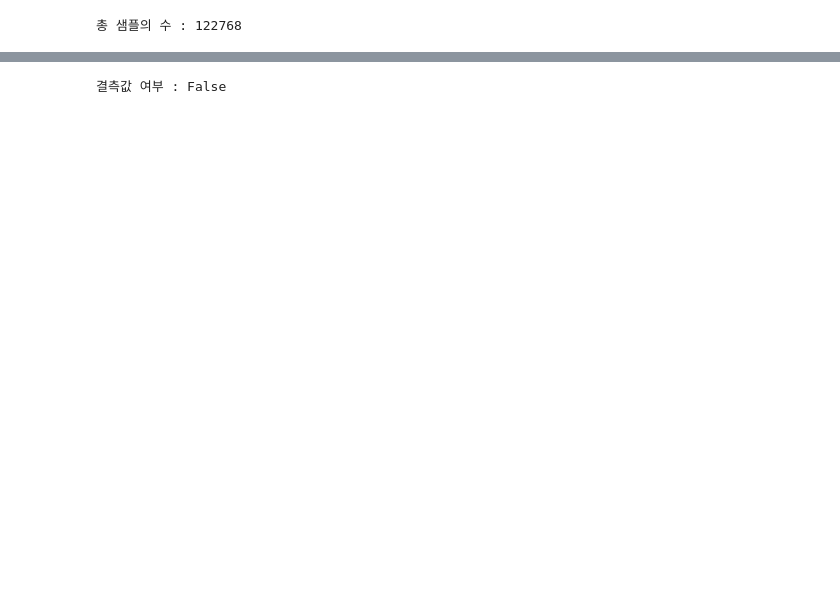
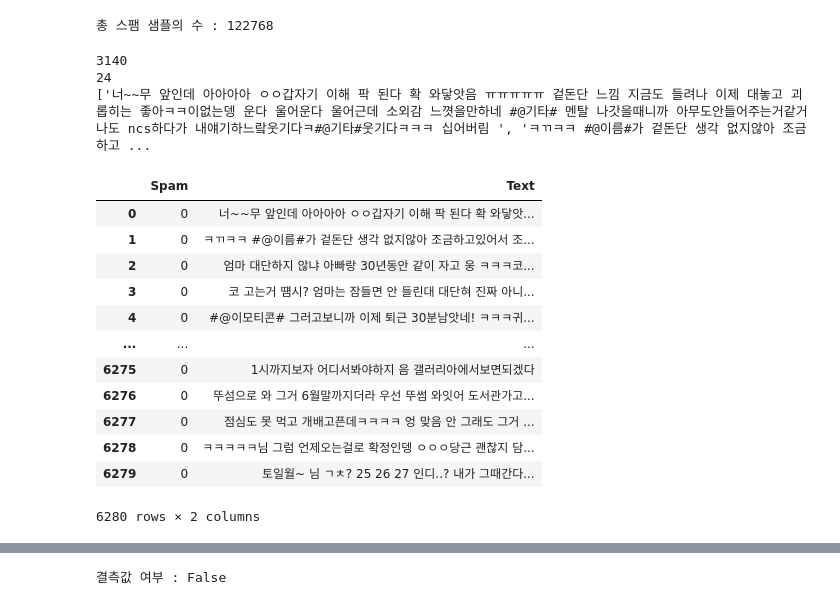
Before and after one commit to RomuRaymu/Spam_mail_Filtering, a Jupyter notebook: Spam_Filtering.ipynb, the cells around one changed output, grey strips where cells are left out. Cells and saved outputs as stored; diff of their text form; code cells hidden in the pictures; blank space fills up the shorter version.

```diff
--- a/Spam_Filtering.ipynb
+++ b/Spam_Filtering.ipynb
@@ -8,9 +8,61 @@ from tensorflow.keras.preprocessing.text import Tokenizer
 from tensorflow.keras.preprocessing.sequence import pad_sequences
 # %%
 data = pd.read_csv('KIS_KIS.csv')
-print('총 샘플의 수 :', len(data))
+print('총 스팸 샘플의 수 :', len(data))
 # %% [output]
-총 샘플의 수 : 122768
+총 스팸 샘플의 수 : 122768
+# %%
+import json
+
+with open("sample.json", 'r') as j:
+  contents = json.loads(j.read())
+
+print(len(contents['data']))
+# json=pd.read_json("sample.json")
+#if contents['data'][0]['body']['dialogue'][0]['participantID'] == 'P01':
+#  print(contents['data'][0]['body']['dialogue'][0]['utterance'])
+print(len(contents['data'][0]['body']['dialogue']))
+
+P01 = ''
+P02 = ''
+ham_list = []
+for j in range(len(contents['data'])):
+  for i in range(len(contents['data'][j]['body']['dialogue'])):
+    if contents['data'][j]['body']['dialogue'][i]['participantID'] == 'P01':
+      P01 += contents['data'][j]['body']['dialogue'][i]['utterance']
+      P01 += ' '
+    else:
+      P02 += contents['data'][j]['body']['dialogue'][i]['utterance']
+      P02 += ' '
+  ham_list.append(P01)
+  ham_list.append(P02)
+  P01 = ''
+  P02 = ''
+
+print(ham_list)
+# %% [output]
+3140
+24
+['너~~무 앞인데 아아아아 ㅇㅇ갑자기 이해 팍 된다 확 와닿앗음 ㅠㅠㅠㅠㅠ 겉돈단 느낌 지금도 들려나 이제 대놓고 괴롭히는 좋아ㅋㅋ이없는뎅 운다 울어운다 울어근데 소외감 느꼇을만하네 #@기타# 멘탈 나갓을때니까 아무도안들어주는거같거 나도 ncs하다가 내얘기하느랔웃기다ㅋ#@기타#웃기다ㅋㅋㅋ 십어버림 ', 'ㅋㄲㅋㅋ #@이름#가 겉돈단 생각 없지않아 조금하고 ...
+# %%
+ham = pd.DataFrame({'Text':ham_list})
+ham.insert(0, 'Spam', 'ham') # Spam 구분값 추가
+ham['Spam'] = ham['Spam'].replace(['ham'],[0]) # Ham 을 숫자 0 으로 교체
+ham
+# %% [output]
+|  | Spam | Text |
+| 0 | 0 | 너~~무 앞인데 아아아아 ㅇㅇ갑자기 이해 팍 된다 확 와닿앗... |
+| 1 | 0 | ㅋㄲㅋㅋ #@이름#가 겉돈단 생각 없지않아 조금하고있어서 조... |
+| 2 | 0 | 엄마 대단하지 않냐 아빠랑 30년동안 같이 자고 웅 ㅋㅋㅋ코... |
+| 3 | 0 | 코 고는거 떔시? 엄마는 잠들면 안 들린대 대단혀 진짜 아니... |
+| 4 | 0 | #@이모티콘# 그러고보니까 이제 퇴근 30분남앗네! ㅋㅋㅋ귀... |
+| ... | ... | ... |
+| 6275 | 0 | 1시까지보자 어디서봐야하지 음 갤러리아에서보면되겠다 |
+| 6276 | 0 | 뚜섬으로 와 그거 6월말까지더라 우선 뚜썸 와잇어 도서관가고... |
+| 6277 | 0 | 점심도 못 먹고 개배고픈데ㅋㅋㅋㅋ 엉 맞음 안 그래도 그거 ... |
+| 6278 | 0 | ㅋㅋㅋㅋㅋ님 그럼 언제오는걸로 확정인뎅 ㅇㅇㅇ당근 괜찮지 담... |
+| 6279 | 0 | 토일월~ 님 ㄱㅊ? 25 26 27 인디..? 내가 그때간다... |
+6280 rows × 2 columns
 # %%
 # data check
 data[:5]
```
Also changed, not shown: parts of 25 cells of this notebook.
